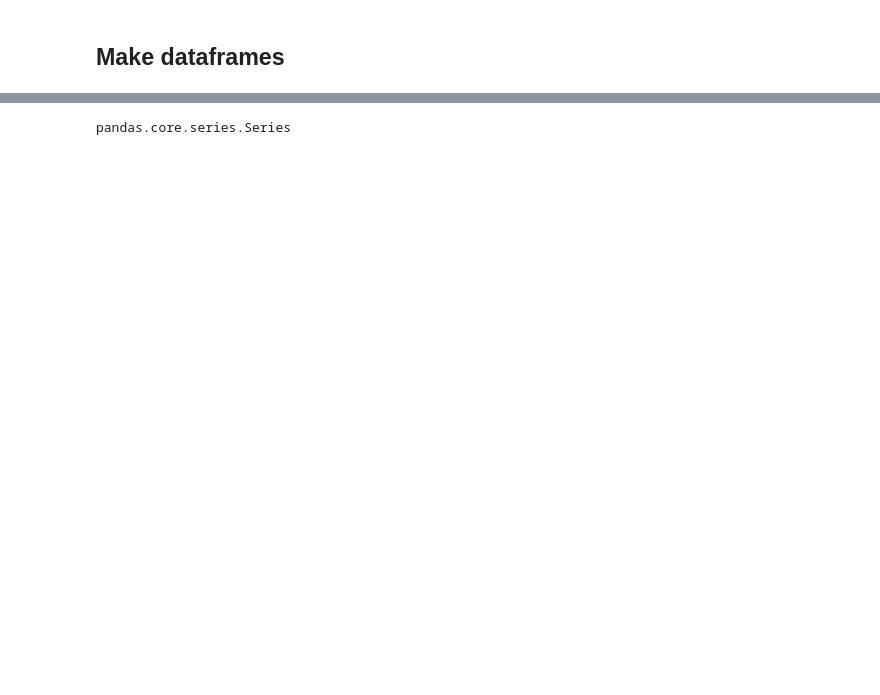
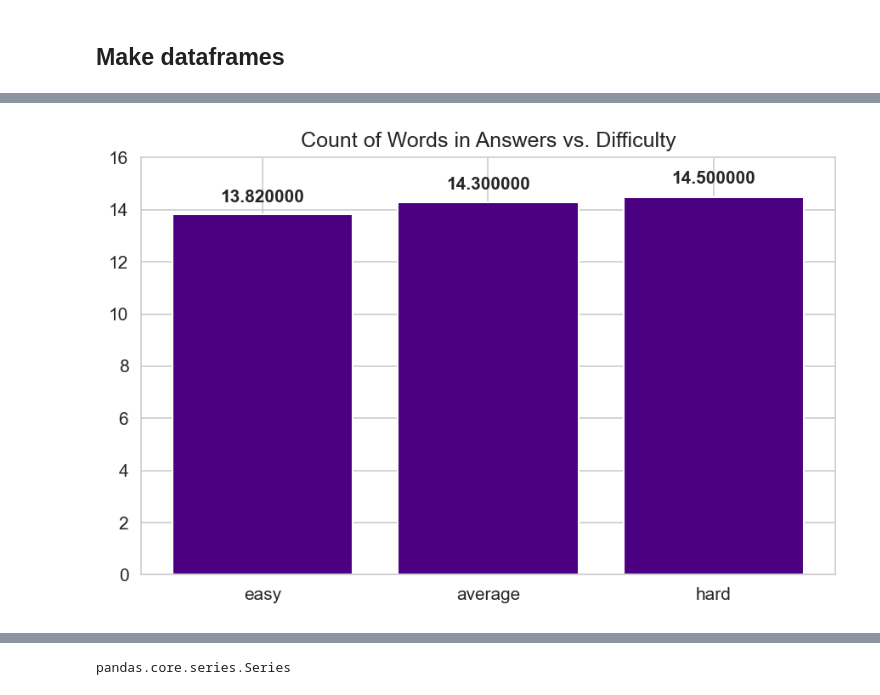
Before and after one commit to JCurley10/Jeopardy_nlp, a Jupyter notebook: notebooks/1.0-data-exploration.ipynb, the cells around one changed output, grey strips where cells are left out. Saved outputs shown, nothing was run; the diff lists cells and outputs as text; code cells hidden in the pictures; blank space fills up the shorter version.

```diff
--- a/notebooks/1.0-data-exploration.ipynb
+++ b/notebooks/1.0-data-exploration.ipynb
@@ -66,0 +303,23 @@ make_q_difficulty_col(jeopardy)
+# %%
+
+
+fig, ax = plt.subplots(1, 1, dpi = 150)
+
+rects1 = ax.bar(avgs.index, avgs['answer word count'], color = 'indigo')
+ax.set_title('Count of Words in Answers vs. Difficulty')
+plt.ylim(0, 16)
+
+def autolabel(rects):
+    """
+    Attach a text label above each bar displaying its height
+    """
+    for rect in rects:
+        height = rect.get_height()
+        ax.text(rect.get_x() + rect.get_width()/2., 1.025*height,
+                '%f' % float(height),
+        ha='center', va='bottom', fontweight = 'bold')
+
+autolabel(rects1)
+plt.tight_layout()
+# %% [output]
+[figure, added]
```
Also changed, not shown: parts of 36 cells of this notebook, 9 other files.
